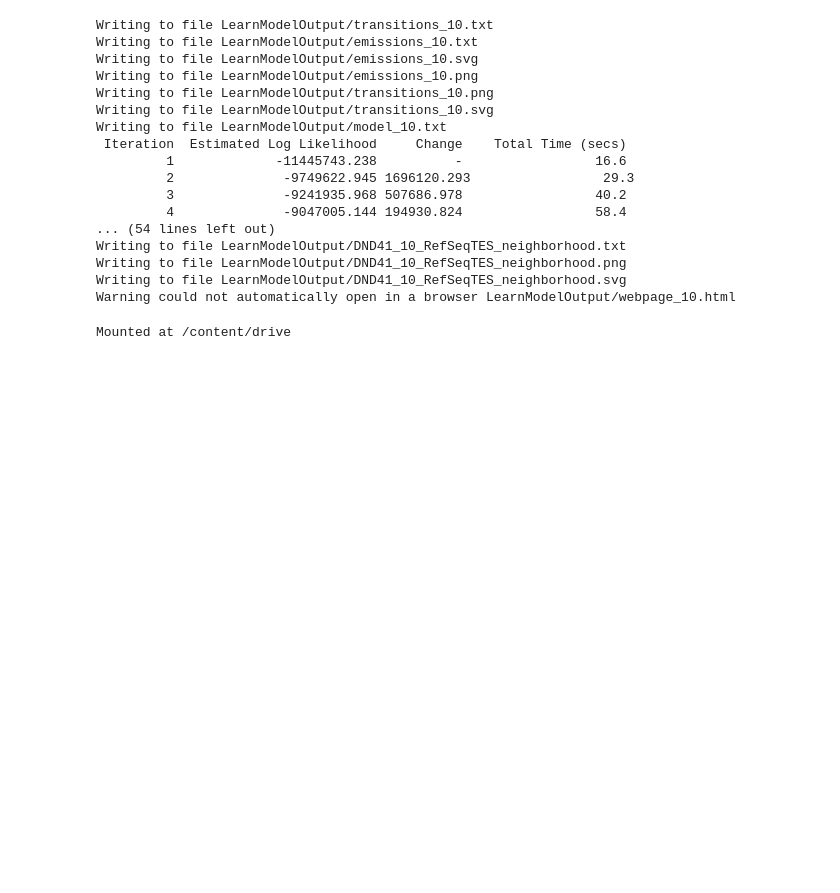
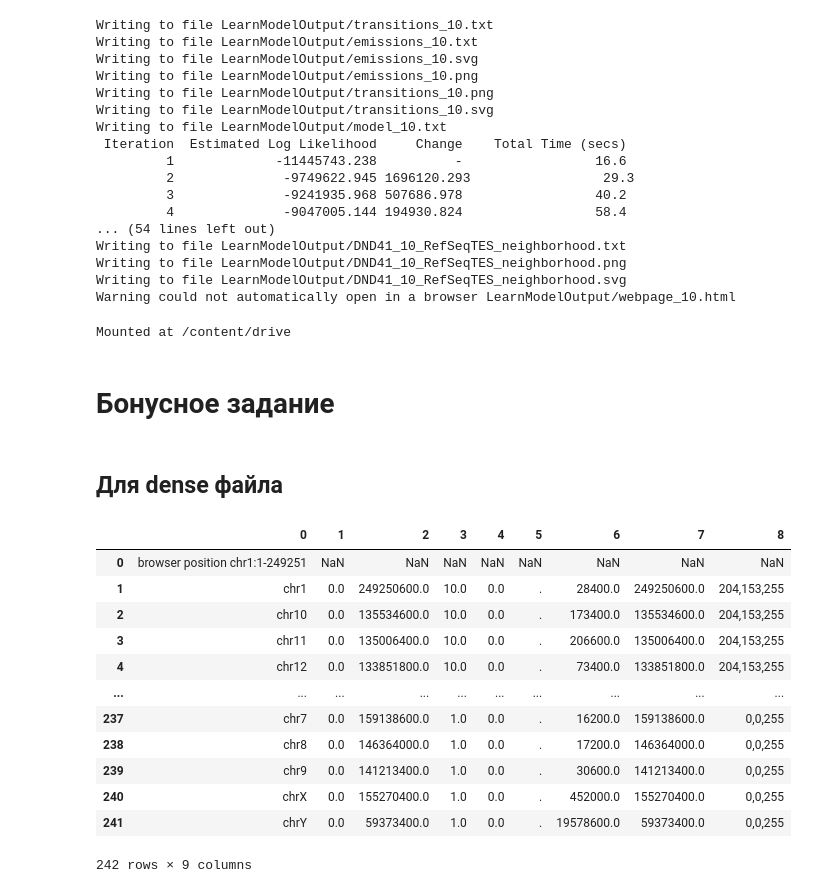
Before and after one commit to kseniashilova/hse_hw3_chromhmm, a Jupyter notebook: Shilova_Ksenia_ChromHmm.ipynb, the cells around one changed output. Cells and saved outputs as stored; diff of their text form; code cells hidden in the pictures; blank space fills up the shorter version.

```diff
--- a/Shilova_Ksenia_ChromHmm.ipynb
+++ b/Shilova_Ksenia_ChromHmm.ipynb
@@ -157,3 +155,5 @@ drive.mount('/content/drive')
 Mounted at /content/drive
 # %%
 ! mv '/content/LearnModelOutput'  '/content/drive/MyDrive'
+# %% [markdown]
+# Бонусное задание
@@ -159,0 +163,19 @@ Mounted at /content/drive
+# %% [markdown]
+## Для dense файла
+# %%
+df = pd.read_csv('/content/drive/MyDrive/LearnModelOutput/DND41_10_dense.bed', delimiter='\t', skiprows=1, names=range(9))
+df
+# %% [output]
+|  | 0 | 1 | 2 | 3 | 4 | 5 | 6 | 7 | 8 |
+| 0 | browser position chr1:1-249251 | NaN | NaN | NaN | NaN | NaN | NaN | NaN | NaN |
+| 1 | chr1 | 0.0 | 249250600.0 | 10.0 | 0.0 | . | 28400.0 | 249250600.0 | 204,153,255 |
+| 2 | chr10 | 0.0 | 135534600.0 | 10.0 | 0.0 | . | 173400.0 | 135534600.0 | 204,153,255 |
+| 3 | chr11 | 0.0 | 135006400.0 | 10.0 | 0.0 | . | 206600.0 | 135006400.0 | 204,153,255 |
+| 4 | chr12 | 0.0 | 133851800.0 | 10.0 | 0.0 | . | 73400.0 | 133851800.0 | 204,153,255 |
+| ... | ... | ... | ... | ... | ... | ... | ... | ... | ... |
+| 237 | chr7 | 0.0 | 159138600.0 | 1.0 | 0.0 | . | 16200.0 | 159138600.0 | 0,0,255 |
+| 238 | chr8 | 0.0 | 146364000.0 | 1.0 | 0.0 | . | 17200.0 | 146364000.0 | 0,0,255 |
+| 239 | chr9 | 0.0 | 141213400.0 | 1.0 | 0.0 | . | 30600.0 | 141213400.0 | 0,0,255 |
+| 240 | chrX | 0.0 | 155270400.0 | 1.0 | 0.0 | . | 452000.0 | 155270400.0 | 0,0,255 |
+| 241 | chrY | 0.0 | 59373400.0 | 1.0 | 0.0 | . | 19578600.0 | 59373400.0 | 0,0,255 |
+242 rows × 9 columns
```
Also changed, not shown: parts of 13 cells of this notebook.
